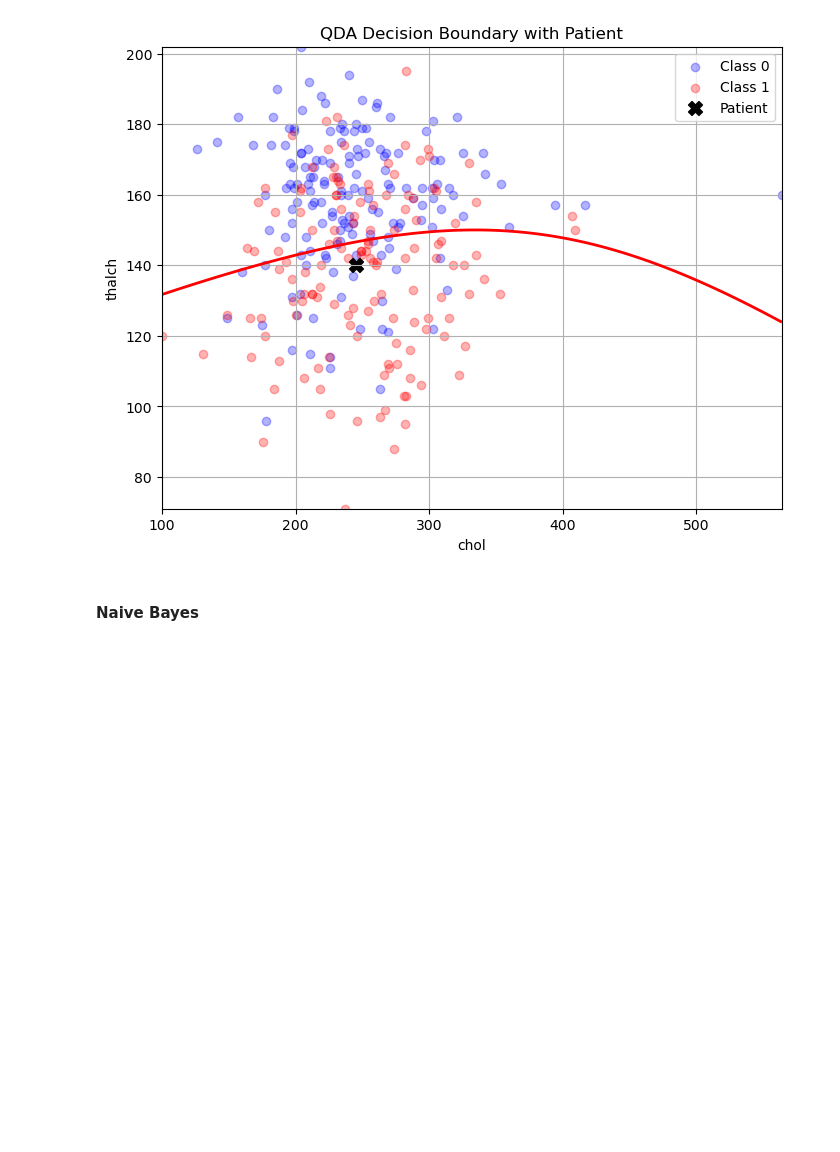
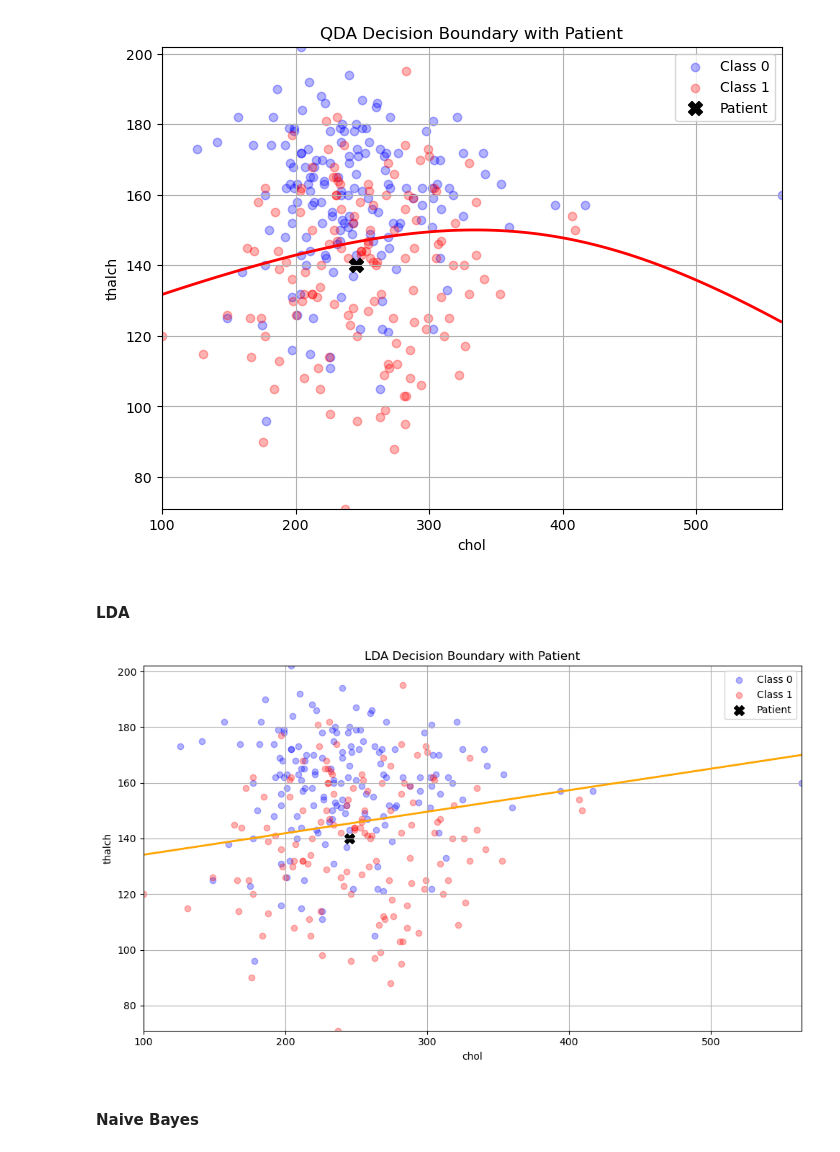
Before and after one commit to ParsaHaghighatgoo/-Cardiovascular-Risk-Prediction-, a Jupyter notebook: main.ipynb, the cells around one changed output. Saved outputs shown, nothing was run; the diff lists cells and outputs as text; code cells hidden in the pictures; blank space fills up the shorter version.

```diff
--- a/main.ipynb
+++ b/main.ipynb
@@ -1143,3 +1636,23 @@ Patient: age=58, chol=245, thalach=140, trestbps=130
 QDA prediction:              P(heart disease) = 0.550
 Gaussian Naive Bayes:        P(heart disease) = 0.550
 Logistic Regression:         P(heart disease) = 0.568
+# %%
+# Use patient input: [chol, thalach]
+x_lda = x_patient[0]
+
+# Shared covariance
+shared_cov = (cov0 + cov1) / 2
+inv_cov = np.linalg.inv(shared_cov)
+
+# Compute terms
+w_lda = inv_cov @ (mu1 - mu0)
+b_lda = -0.5 * (mu1.T @ inv_cov @ mu1 - mu0.T @ inv_cov @ mu0) + np.log(p1_prior / p0_prior)
+
+# Compute linear discriminant score
+g_x = x_lda @ w_lda + b_lda
+
+# Convert to probability
+prob_lda = 1 / (1 + np.exp(-g_x))
+
+print("Patient: age=58, chol=245, thalach=140, trestbps=130")
+print(f"LDA prediction: P(heart disease) = {prob_lda:.3f}")
@@ -1161,6 +1677,29 @@ plt.grid(True)
 plt.show()
 # %% [output]
 [figure]
+# %% [markdown]
+#### LDA
+# %%
+# Step 5: Plot LDA decision boundary
+# Compute grid predictions
+Z_lda = X_grid * w_lda[0] + Y_grid * w_lda[1] + b_lda
+Z_lda = 1 / (1 + np.exp(-Z_lda))  # convert to prob
+
+# Plot
+plt.figure(figsize=(10, 6))
+plt.contour(X_grid, Y_grid, Z_lda, levels=[0.5], colors='orange', linewidths=2, linestyles='-', label='LDA')
+plt.scatter(X0[:, 0], X0[:, 1], color='blue', alpha=0.3, label='Class 0')
+plt.scatter(X1[:, 0], X1[:, 1], color='red', alpha=0.3, label='Class 1')
+plt.scatter(x_lda[0], x_lda[1], color='black', s=100, marker='X', label='Patient')
+plt.title("LDA Decision Boundary with Patient")
+plt.xlabel("chol")
+plt.ylabel("thalch")
+plt.legend()
+plt.grid(True)
+plt.tight_layout()
+plt.show()
+# %% [output]
+[figure, added]
 # %% [markdown]
 #### Naive Bayes
 # %%
```
Also changed, not shown: parts of 12 cells of this notebook, 34 other files.
